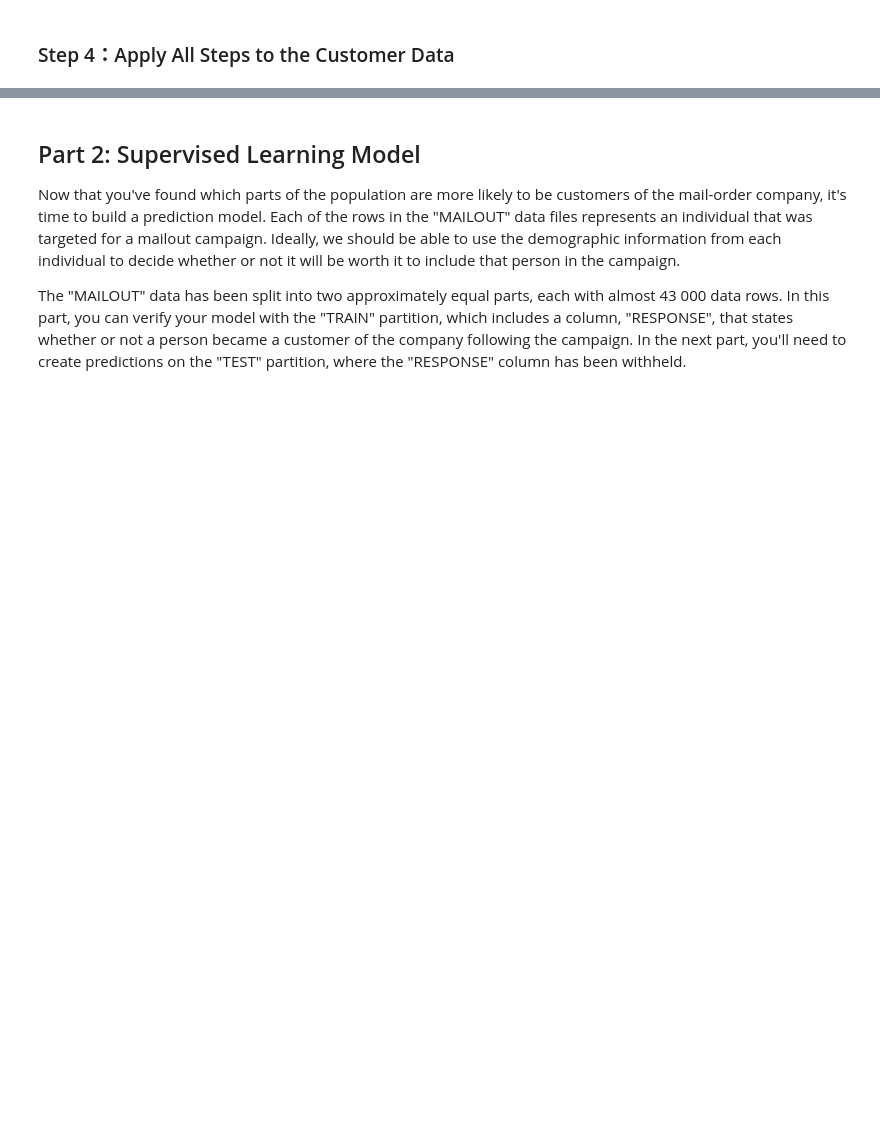
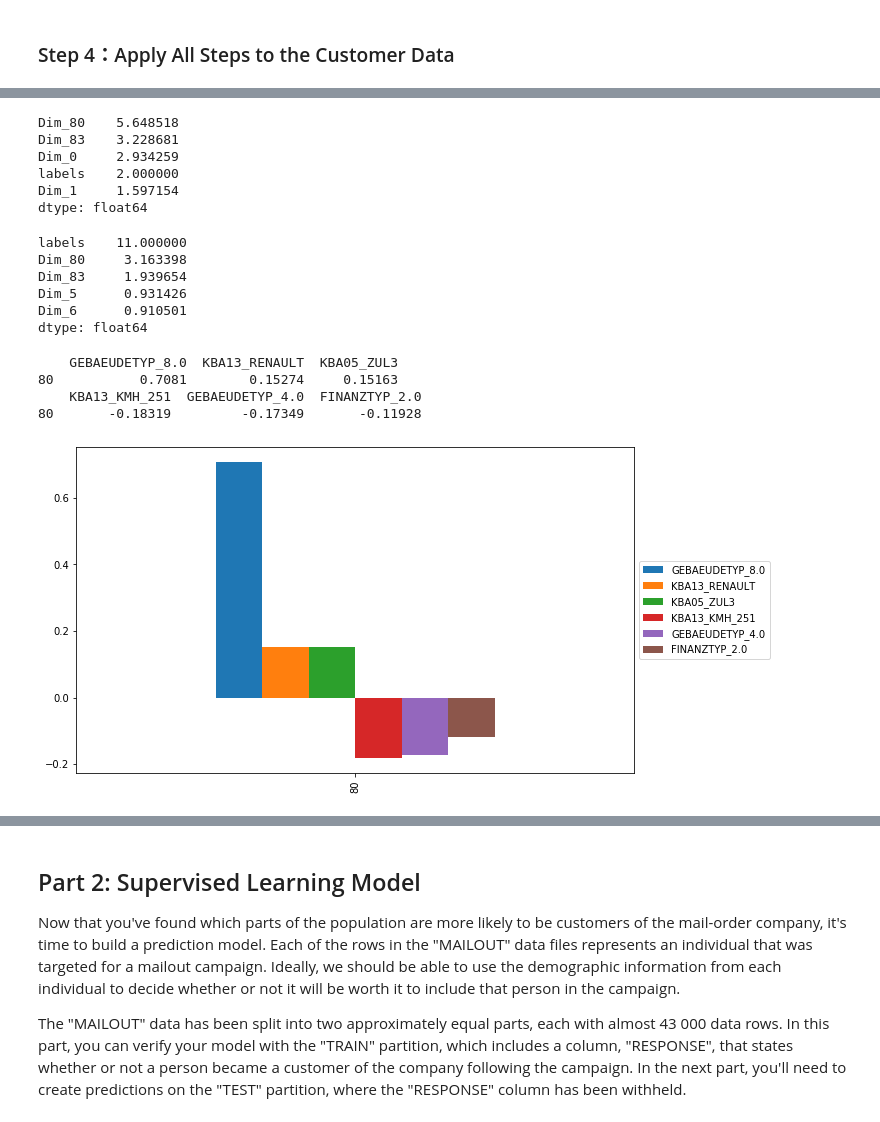
Before and after one commit to helloxms/Capstone-project-Arvato, a Jupyter notebook: Arvato Project Workbook.ipynb, the cells around one changed output, grey strips where cells are left out. Saved outputs shown, nothing was run; the diff lists cells and outputs as text; code cells hidden in the pictures; blank space fills up the shorter version.

```diff
--- a/Arvato Project Workbook.ipynb
+++ b/Arvato Project Workbook.ipynb
@@ -802,0 +904,29 @@ See the caveats in the documentation: http://pandas.pydata.org/pandas-docs/stabl
+# %%
+customerPCA_2 = customerPCA.loc[customerPCA['labels']==2,:]
+customerPCA_2.mean(axis=0).sort_values(ascending=False)[:5]
+# %% [output]
+Dim_80    5.648518
+Dim_83    3.228681
+Dim_0     2.934259
+labels    2.000000
+Dim_1     1.597154
+dtype: float64
+# %%
+customerPCA_11 = customerPCA.loc[customerPCA['labels']==11,:]
+customerPCA_11.mean(axis=0).sort_values(ascending=False)[:5]
+# %% [output]
+labels    11.000000
+Dim_80     3.163398
+Dim_83     1.939654
+Dim_5      0.931426
+Dim_6      0.910501
+dtype: float64
+# %%
+#get dim_80
+interpetPCA(pca, customers_cleaned,80, 3)
+# %% [output]
+    GEBAEUDETYP_8.0  KBA13_RENAULT  KBA05_ZUL3
+80           0.7081        0.15274     0.15163
+    KBA13_KMH_251  GEBAEUDETYP_4.0  FINANZTYP_2.0
+80       -0.18319         -0.17349       -0.11928
+[figure, added]
```
Also changed, not shown: parts of 21 cells of this notebook.
